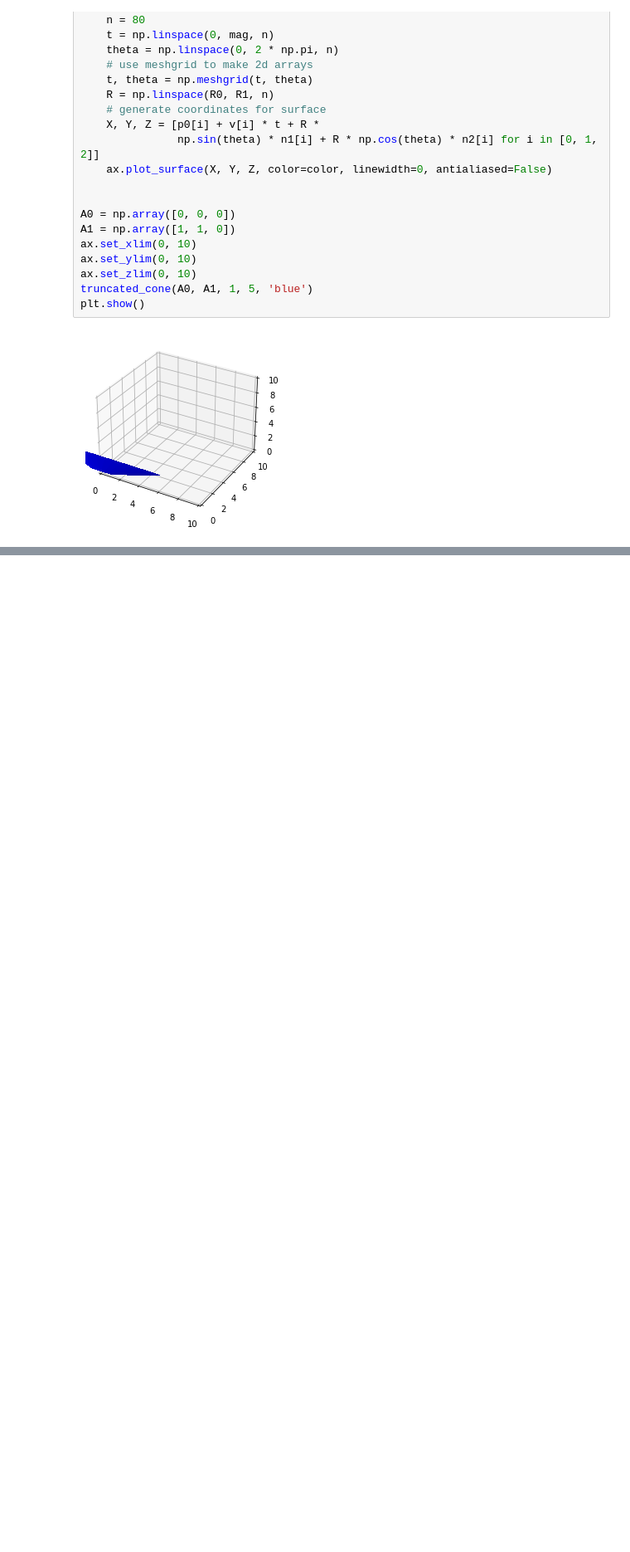
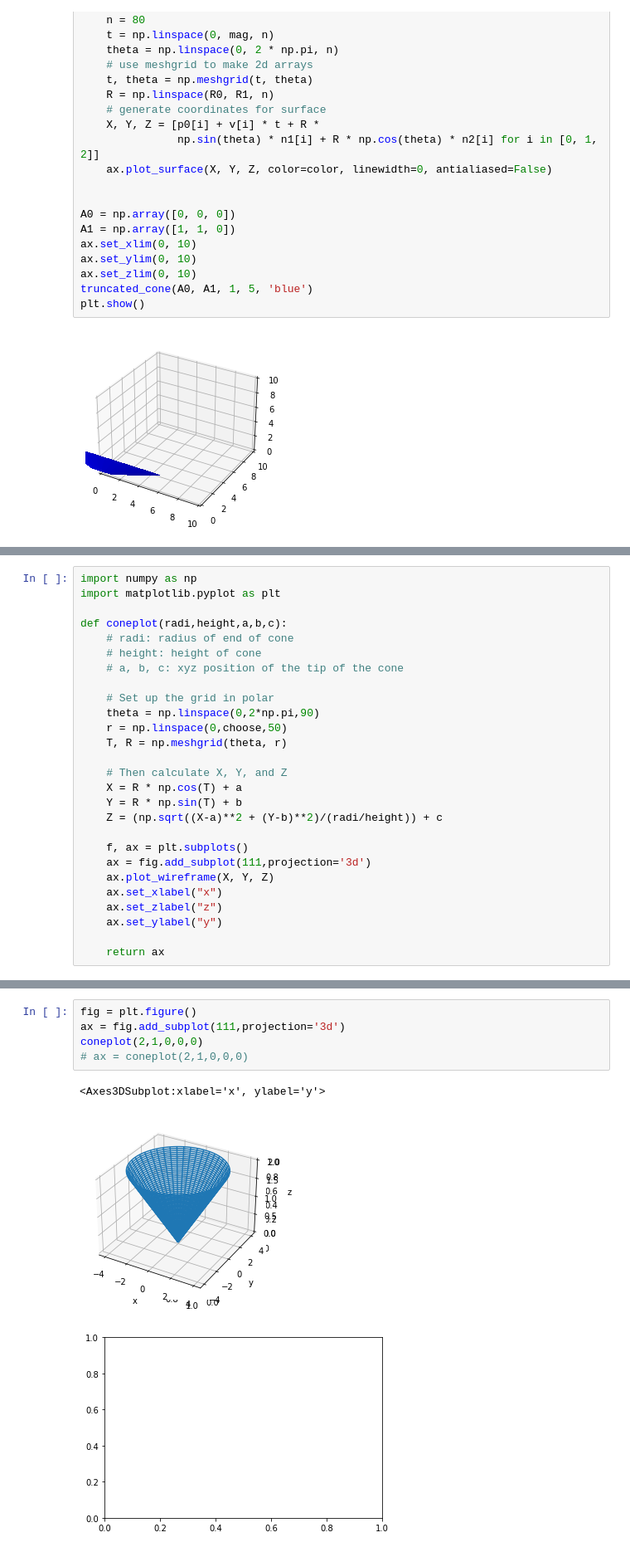
Before and after one commit to argrod/PosVol, a Jupyter notebook: EcholocationCone.ipynb, the cells around one changed output, grey strips where cells are left out. Shown at 83% size. Saved outputs shown, nothing was run; the diff lists cells and outputs as text; blank space fills up the shorter version.

```diff
--- a/EcholocationCone.ipynb
+++ b/EcholocationCone.ipynb
@@ -163,0 +257,27 @@ plt.show()
+# %%
+import numpy as np
+import matplotlib.pyplot as plt
+
+def coneplot(radi,height,a,b,c):
+    # radi: radius of end of cone
+    # height: height of cone
+    # a, b, c: xyz position of the tip of the cone
+
+    # Set up the grid in polar
+    theta = np.linspace(0,2*np.pi,90)
+    r = np.linspace(0,choose,50)
+    T, R = np.meshgrid(theta, r)
+
+    # Then calculate X, Y, and Z
+    X = R * np.cos(T) + a
+    Y = R * np.sin(T) + b
+    Z = (np.sqrt((X-a)**2 + (Y-b)**2)/(radi/height)) + c
+
+    f, ax = plt.subplots()
+    ax = fig.add_subplot(111,projection='3d')
+    ax.plot_wireframe(X, Y, Z)
+    ax.set_xlabel("x")
+    ax.set_zlabel("z")
+    ax.set_ylabel("y")
+
+    return ax
@@ -163,0 +309,9 @@ plt.show()
+# %%
+fig = plt.figure()
+ax = fig.add_subplot(111,projection='3d')
+coneplot(2,1,0,0,0)
+# ax = coneplot(2,1,0,0,0)
+# %% [output]
+<Axes3DSubplot:xlabel='x', ylabel='y'>
+[figure, added]
+[figure, added]
```
Also changed, not shown: parts of 10 cells of this notebook.
